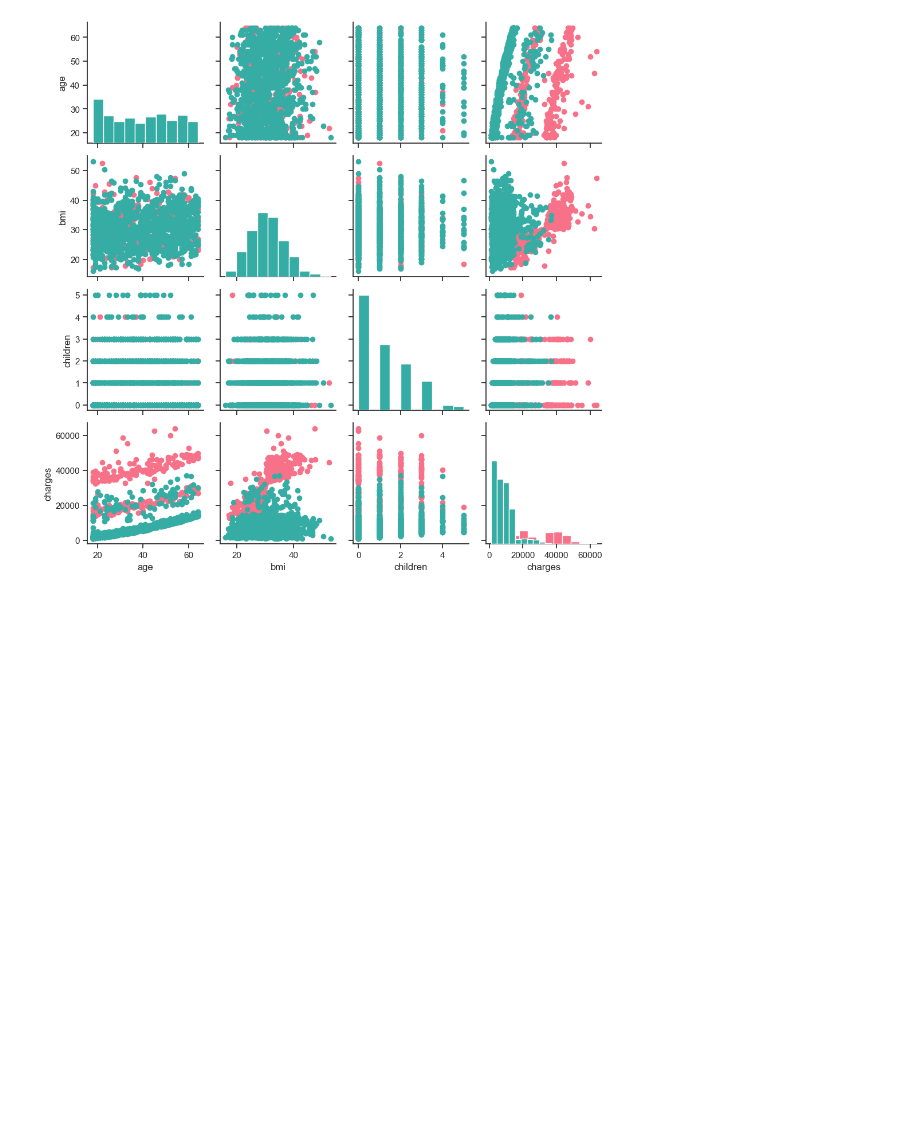
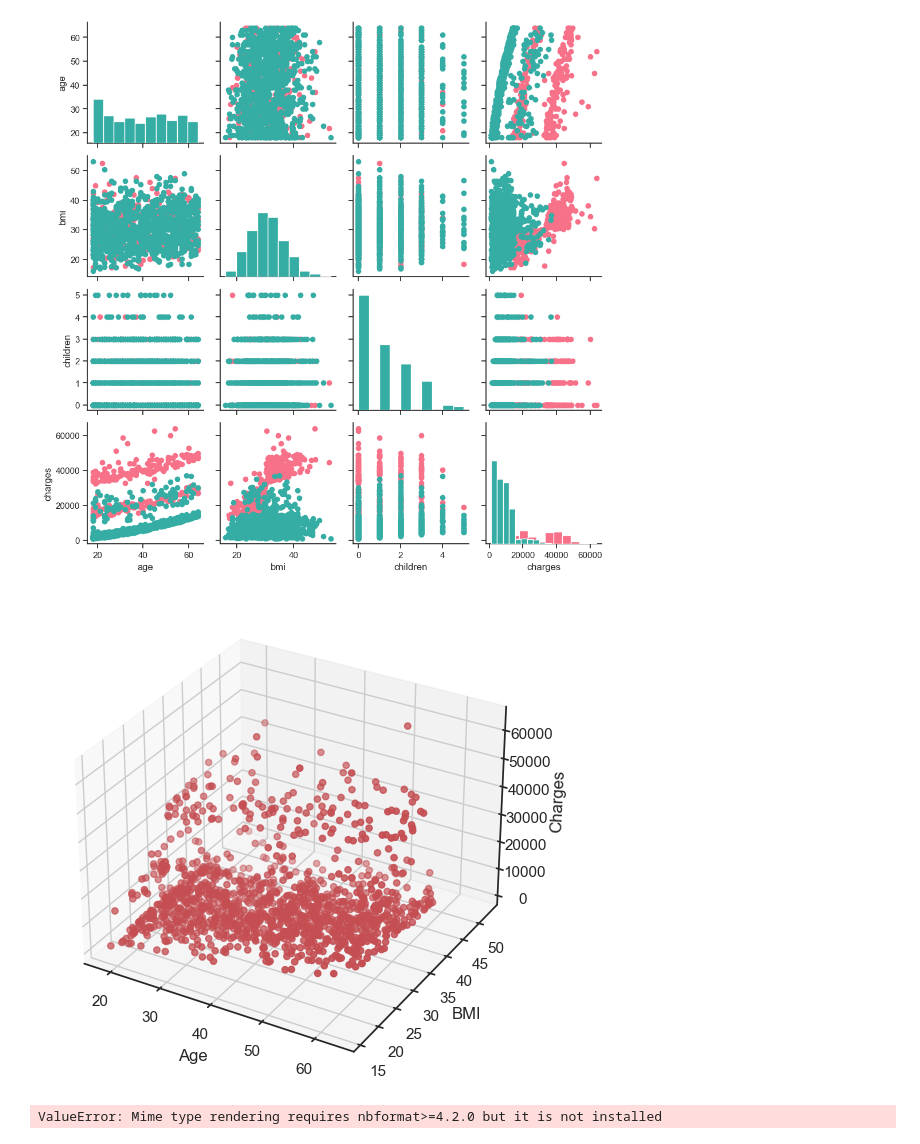
Before and after one commit to ron-ligsay/EDA, a Jupyter notebook: src/Learn EDA/Correlation and P_value_2.ipynb, the cells around one changed output. Cells and saved outputs as stored; diff of their text form; code cells hidden in the pictures; blank space fills up the shorter version.

```diff
--- a/src/Learn EDA/Correlation and P_value_2.ipynb
+++ b/src/Learn EDA/Correlation and P_value_2.ipynb
@@ -272,3 +272,36 @@ g.map_offdiag(plt.scatter)
 # %% [output]
 <seaborn.axisgrid.PairGrid at 0x...>
 [figure]
+# %%
+# Chapter 16.5
+# https://www.kaggle.com/uciml/pima-indians-diabetes-database
+
+
+from matplotlib import pyplot as plt
+from mpl_toolkits.mplot3d import Axes3D
+
+# The Following two  olines change the font size of matplotlib
+font = {'size': 8}
+plt.rc('font', **font)
+
+fig = plt.figure()
+three_d_plot = Axes3D(fig)
+three_d_plot.scatter(df.age, df.bmi, df.charges, c='r', marker='o')
+
+three_d_plot.set_xlabel('Age')
+three_d_plot.set_ylabel('BMI')
+three_d_plot.set_zlabel('Charges')
+
+plt.show()
+# %% [output]
+[figure, added]
+# %%
+import plotly.io as pio
+import plotly.express as px
+
+# create 3d scatter plot
+
+fig = px.scatter_3d(df, x='age', y='bmi', z='charges', color='smoker')
+fig.show()
+# %% [output]
+ValueError: Mime type rendering requires nbformat>=4.2.0 but it is not installed
```
